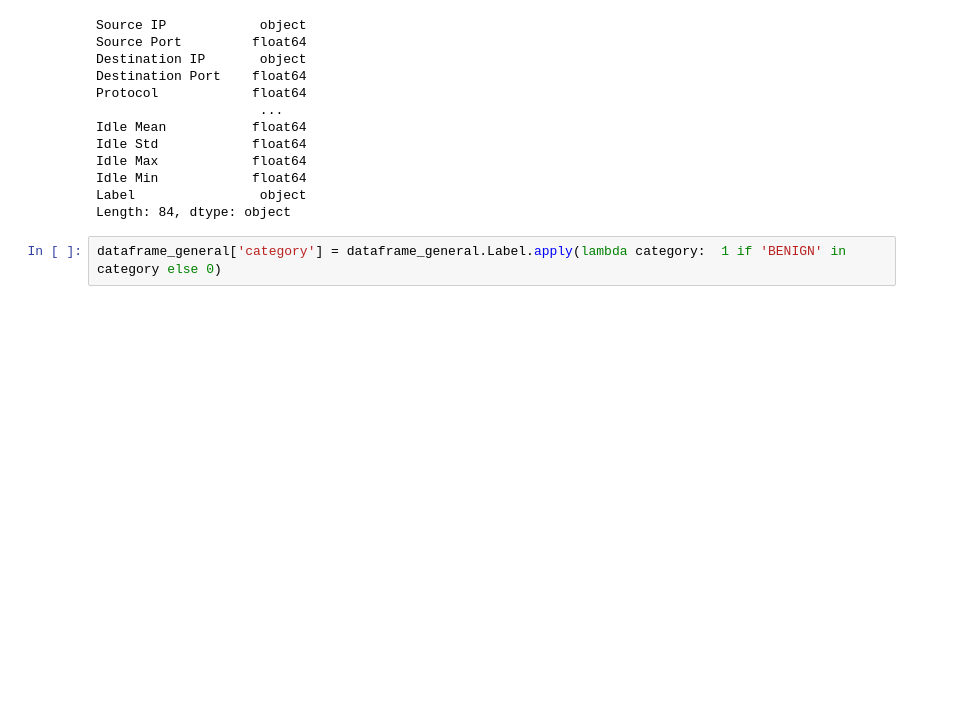
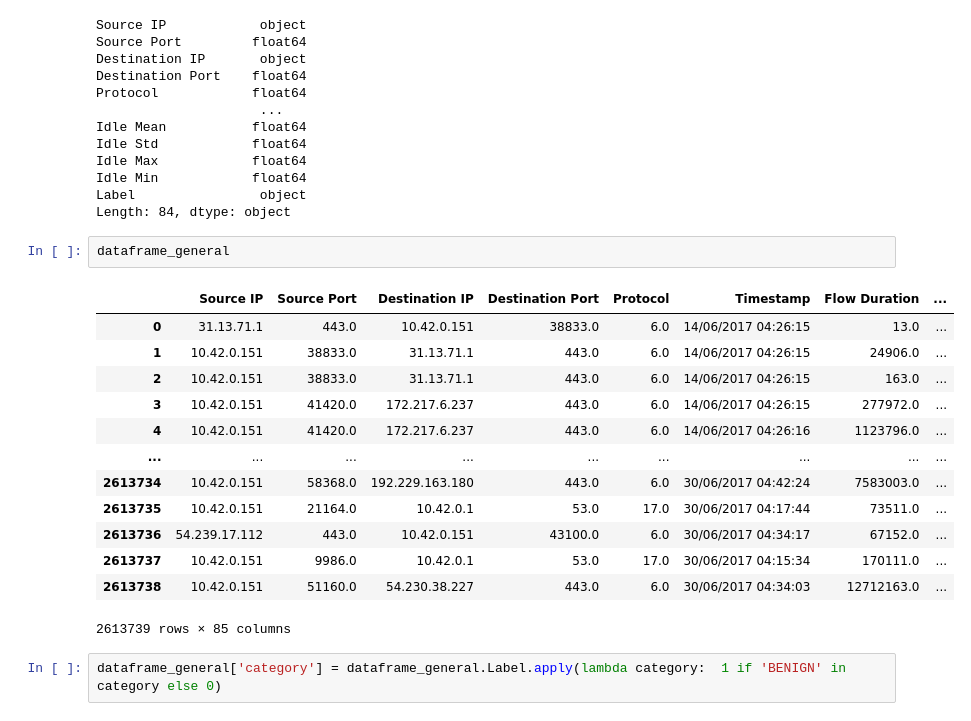
Before and after one commit to JavierPaz11044/droidmaldetect-py, a Jupyter notebook: droidmaldetect_py/Dataset2017/notebook/join_datasets.ipynb, the cells around one changed output. Cells and saved outputs as stored; diff of their text form; blank space fills up the shorter version.

```diff
--- a/droidmaldetect_py/Dataset2017/notebook/join_datasets.ipynb
+++ b/droidmaldetect_py/Dataset2017/notebook/join_datasets.ipynb
@@ -61,6 +63,22 @@ Idle Max            float64
 Idle Min            float64
 Label                object
 Length: 84, dtype: object
+# %%
+dataframe_general
+# %% [output]
+|  | Source IP | Source Port | Destination IP | Destination Port | Protocol | Timestamp | Flow Duration | ... |
+| 0 | 31.13.71.1 | 443.0 | 10.42.0.151 | 38833.0 | 6.0 | 14/06/2017 04:26:15 | 13.0 | ... |
+| 1 | 10.42.0.151 | 38833.0 | 31.13.71.1 | 443.0 | 6.0 | 14/06/2017 04:26:15 | 24906.0 | ... |
+| 2 | 10.42.0.151 | 38833.0 | 31.13.71.1 | 443.0 | 6.0 | 14/06/2017 04:26:15 | 163.0 | ... |
+| 3 | 10.42.0.151 | 41420.0 | 172.217.6.237 | 443.0 | 6.0 | 14/06/2017 04:26:15 | 277972.0 | ... |
+| 4 | 10.42.0.151 | 41420.0 | 172.217.6.237 | 443.0 | 6.0 | 14/06/2017 04:26:16 | 1123796.0 | ... |
+| ... | ... | ... | ... | ... | ... | ... | ... | ... |
+| 2613734 | 10.42.0.151 | 58368.0 | 192.229.163.180 | 443.0 | 6.0 | 30/06/2017 04:42:24 | 7583003.0 | ... |
+| 2613735 | 10.42.0.151 | 21164.0 | 10.42.0.1 | 53.0 | 17.0 | 30/06/2017 04:17:44 | 73511.0 | ... |
+| 2613736 | 54.239.17.112 | 443.0 | 10.42.0.151 | 43100.0 | 6.0 | 30/06/2017 04:34:17 | 67152.0 | ... |
+| 2613737 | 10.42.0.151 | 9986.0 | 10.42.0.1 | 53.0 | 17.0 | 30/06/2017 04:15:34 | 170111.0 | ... |
+| 2613738 | 10.42.0.151 | 51160.0 | 54.230.38.227 | 443.0 | 6.0 | 30/06/2017 04:34:03 | 12712163.0 | ... |
+2613739 rows × 85 columns
 # %%
 dataframe_general['category'] = dataframe_general.Label.apply(lambda category:  1 if 'BENIGN' in category else 0)
 # %%
```
Also changed, not shown: parts of 17 cells of this notebook, 13 other files.
